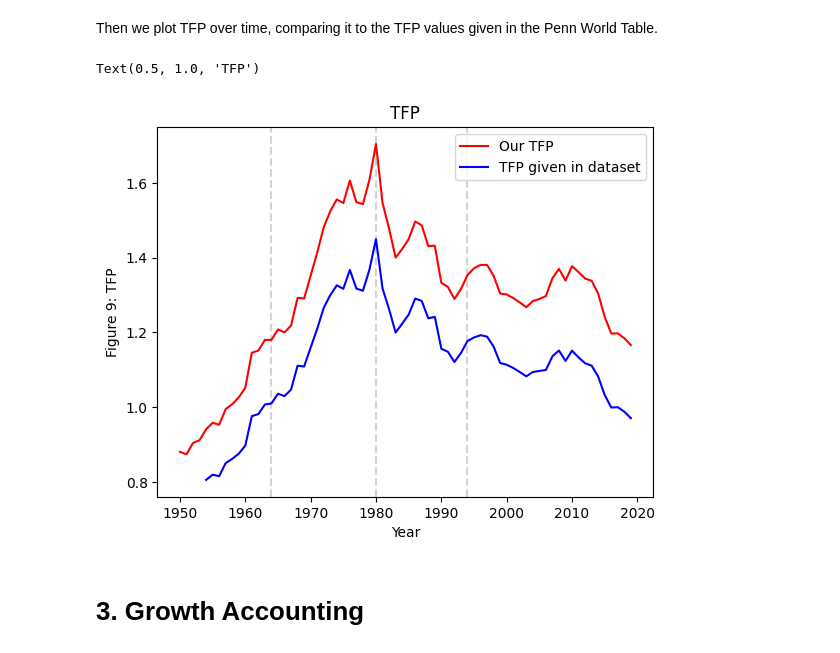
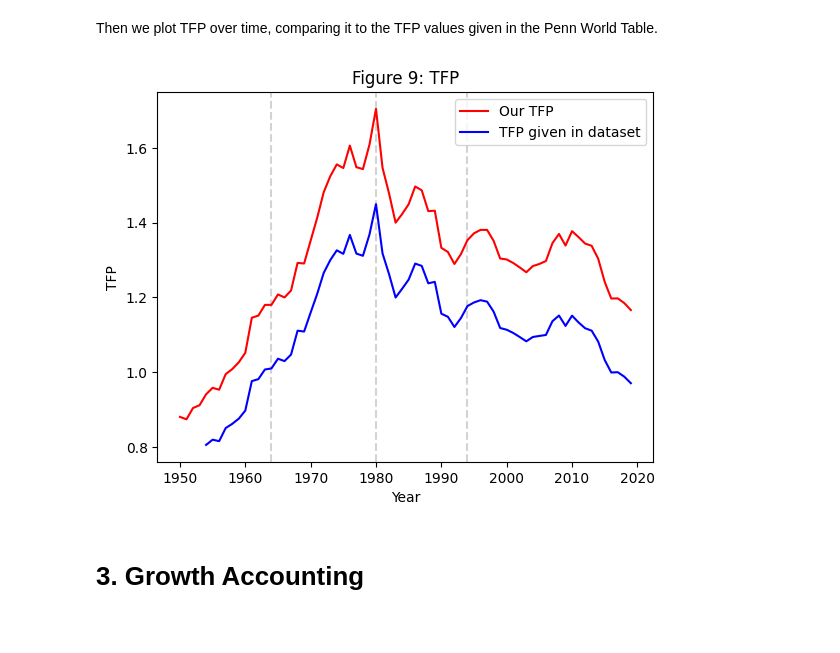
Before and after one commit to Jessie-Fung/ec2b1-brazil, a Jupyter notebook: code/main_code.ipynb, the cells around one changed output. Drawn from its saved outputs; the diff is of its cells as text; code cells hidden in the pictures.

Commit message:
fix graphs 3

```diff
--- a/code/code.ipynb
+++ b/code/main_code.ipynb
@@ -393,20 +393,20 @@ Then we plot TFP over time, comparing it to the TFP values given in the Penn Wor
 # %%
 plt.figure()
 plt.plot(data_tfp["year"], data_tfp["tfp"], color = "red", label = "Our TFP")
 plt.plot(data_tfp["year"], data_tfp["rtfpna"], color = "blue", label = "TFP given in dataset") #plotting the tfp values given in dataset for reference
 
 plt.legend(loc="upper right", fontsize=10)
 
 plt.xlabel("Year")
-plt.ylabel("Figure 9: TFP")
+plt.ylabel("TFP")
 plt.axvline(x=1964, color = "lightgrey", linestyle = 'dashed', zorder = 1)
 plt.axvline(x=1980, color = "lightgrey", linestyle = 'dashed', zorder = 1)
 plt.axvline(x=1994, color = "lightgrey", linestyle = 'dashed', zorder = 1)
 
-plt.title("TFP")
+plt.title("Figure 9: TFP")
+plt.savefig("../figures/Figure 9.png", dpi=300, bbox_inches='tight')
 # %% [output]
-Text(0.5, 1.0, 'TFP')
-[figure, old version]
+[figure, new version]
 # %% [markdown]
 # 3. Growth Accounting
 # %% [markdown]
```
Also changed, not shown: parts of 1 cell of this notebook, 2 other files.
